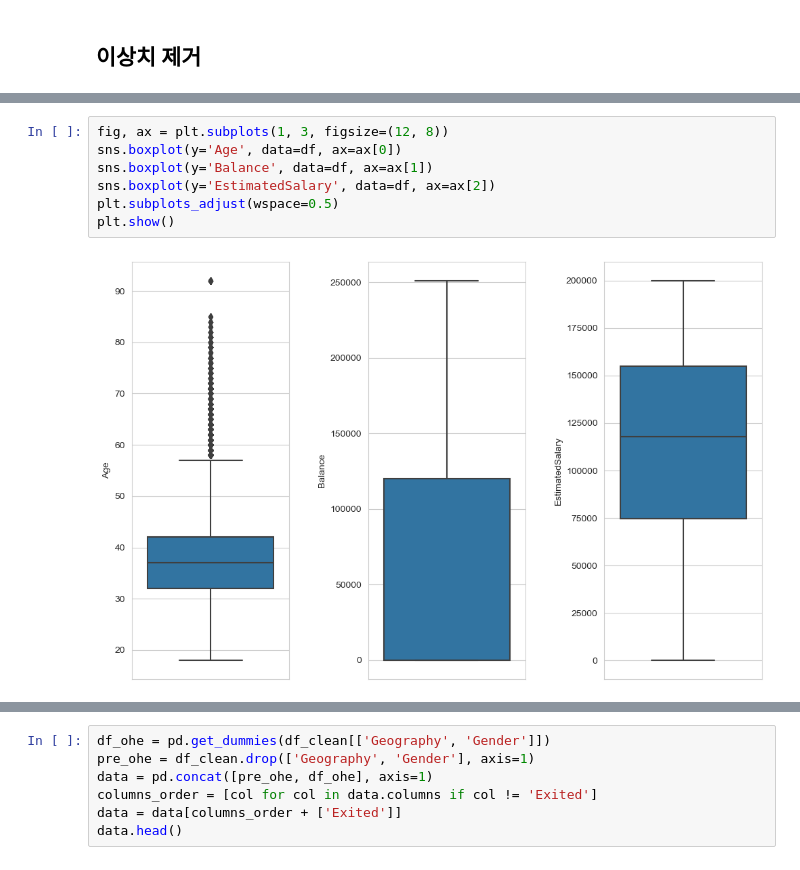
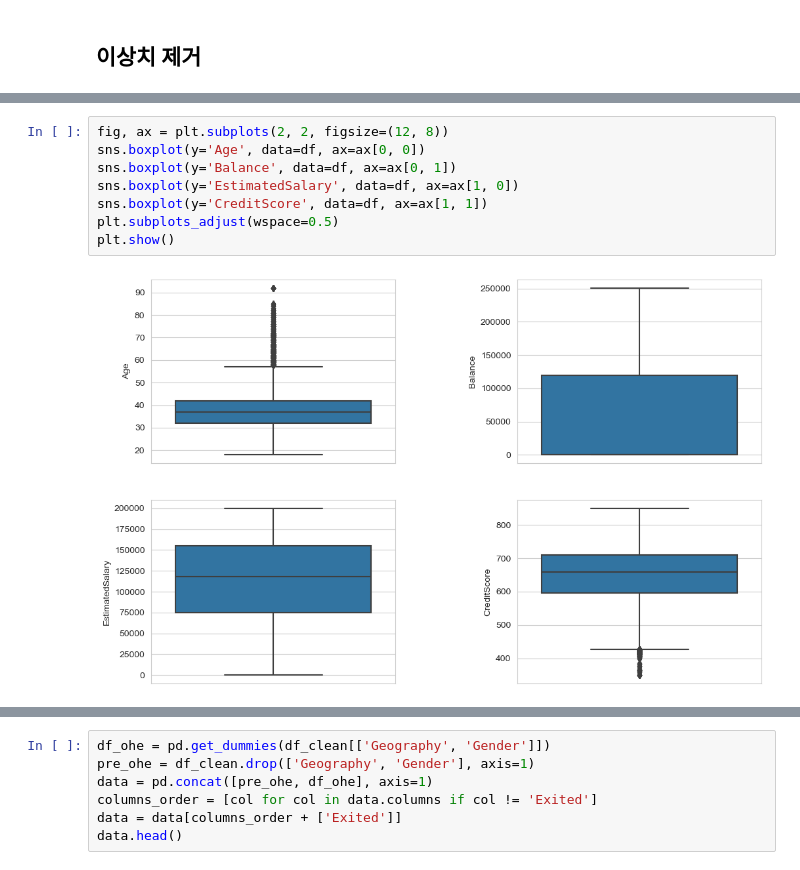
Before and after one commit to kikipark9/ML_Team_Project, a Jupyter notebook: model_source/02. Try_Model.ipynb, the cells around one changed output, grey strips where cells are left out. Saved outputs shown, nothing was run; the diff lists cells and outputs as text.

```diff
--- a/model_source/02. Try_Model.ipynb
+++ b/model_source/02. Try_Model.ipynb
@@ -625,12 +611,13 @@ df[['Age', 'Balance', 'EstimatedSalary']]
 # %%
-fig, ax = plt.subplots(1, 3, figsize=(12, 8))
-sns.boxplot(y='Age', data=df, ax=ax[0])
-sns.boxplot(y='Balance', data=df, ax=ax[1])
-sns.boxplot(y='EstimatedSalary', data=df, ax=ax[2])
+fig, ax = plt.subplots(2, 2, figsize=(12, 8))
+sns.boxplot(y='Age', data=df, ax=ax[0, 0])
+sns.boxplot(y='Balance', data=df, ax=ax[0, 1])
+sns.boxplot(y='EstimatedSalary', data=df, ax=ax[1, 0])
+sns.boxplot(y='CreditScore', data=df, ax=ax[1, 1])
 plt.subplots_adjust(wspace=0.5)
 plt.show()
 # %% [output]
-[figure, old version]
+[figure, new version]
 # %%
 def remove_outlier(df, col):
     q1 = df[col].quantile(0.25)
```
Also changed, not shown: parts of 18 cells of this notebook.
